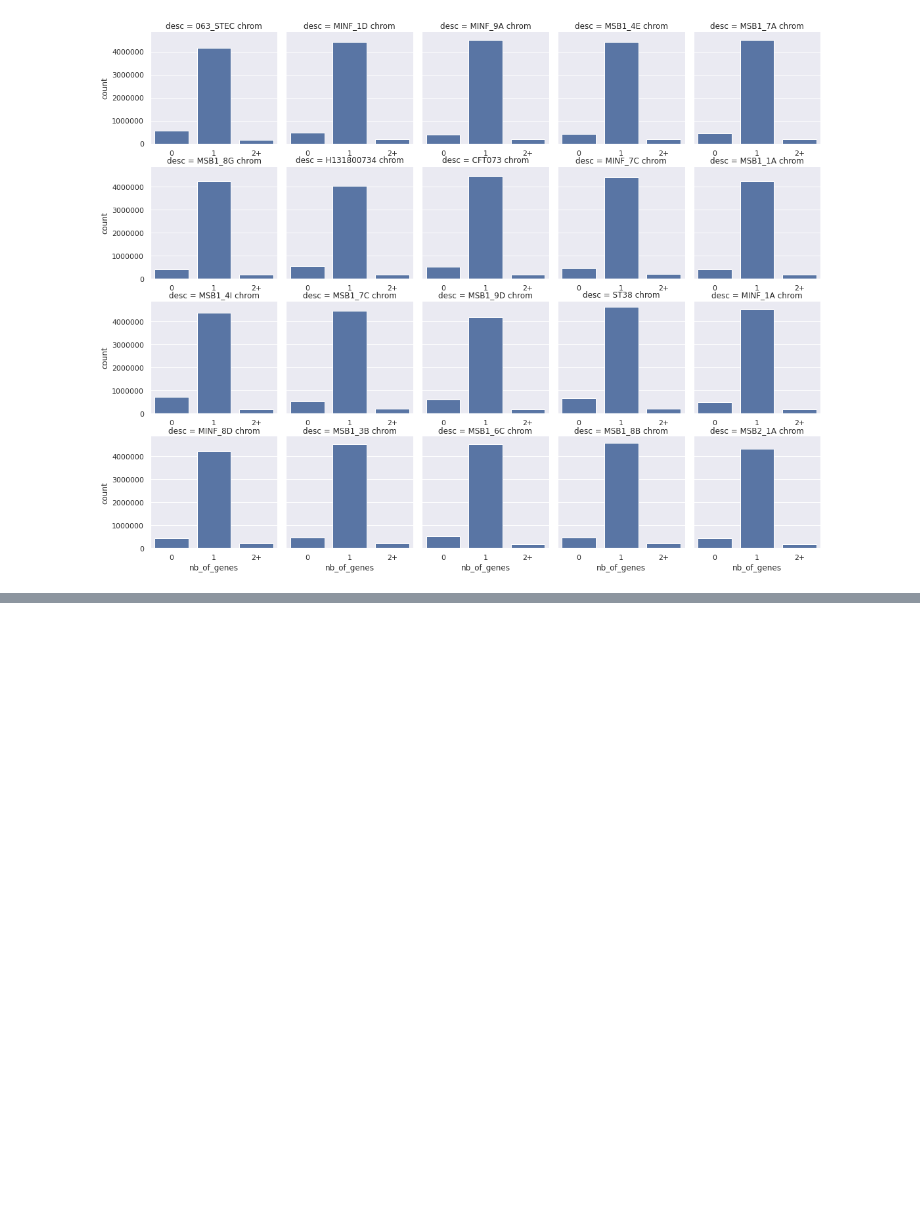
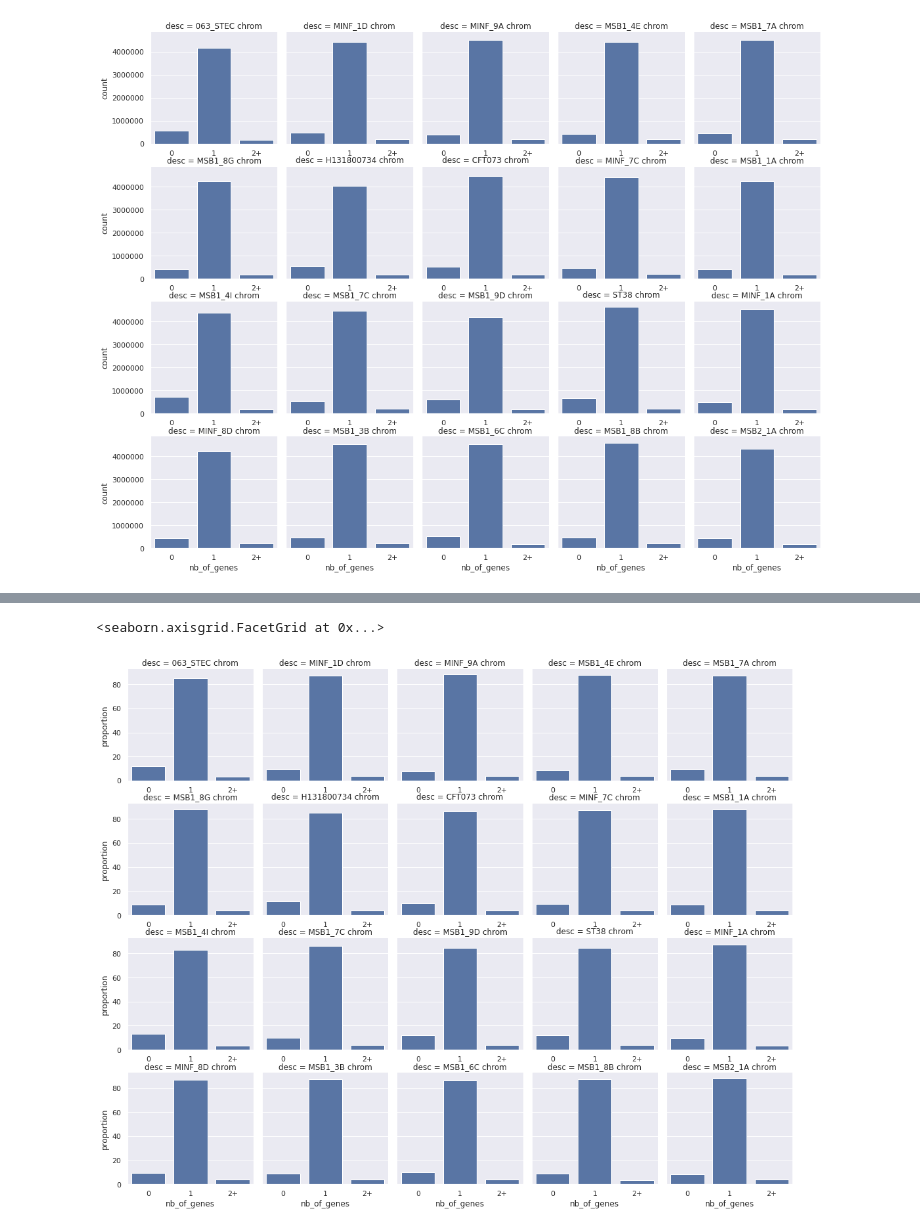
Before and after one commit to leoisl/pandora_paper_roc, a Jupyter notebook: external_scripts/pandora_FN_exploration/plot_genes_in_each_pos_df.ipynb, the cells around one changed output, grey strips where cells are left out. Cells and saved outputs as stored; diff of their text form; code cells hidden in the pictures; blank space fills up the shorter version.

```diff
--- a/external_scripts/pandora_FN_exploration/plot_genes_in_each_pos_df.ipynb
+++ b/external_scripts/pandora_FN_exploration/plot_genes_in_each_pos_df.ipynb
@@ -133,7 +133,9 @@ defaultdict(<function __main__.<lambda>()>,
 # %%
-plot = sns.FacetGrid(genes_in_each_pos_df_for_chrom, col="desc", col_wrap=5)
-plot.map(sns.barplot, "nb_of_genes", "count", order=["0", "1", "2+"])
+plot = sns.FacetGrid(genes_in_each_pos_df_for_chrom_prop, col="desc", col_wrap=5)
+plot.map(sns.barplot, "nb_of_genes", "proportion", order=["0", "1", "2+"])
 for ax in plot.axes.flatten():
     ax.tick_params(labelbottom=True)
-    ax.ticklabel_format(style='plain', axis='y')
 plot
+# %% [output]
+<seaborn.axisgrid.FacetGrid at 0x...>
+[figure, added]
```
Also changed, not shown: parts of 1 cell of this notebook.
